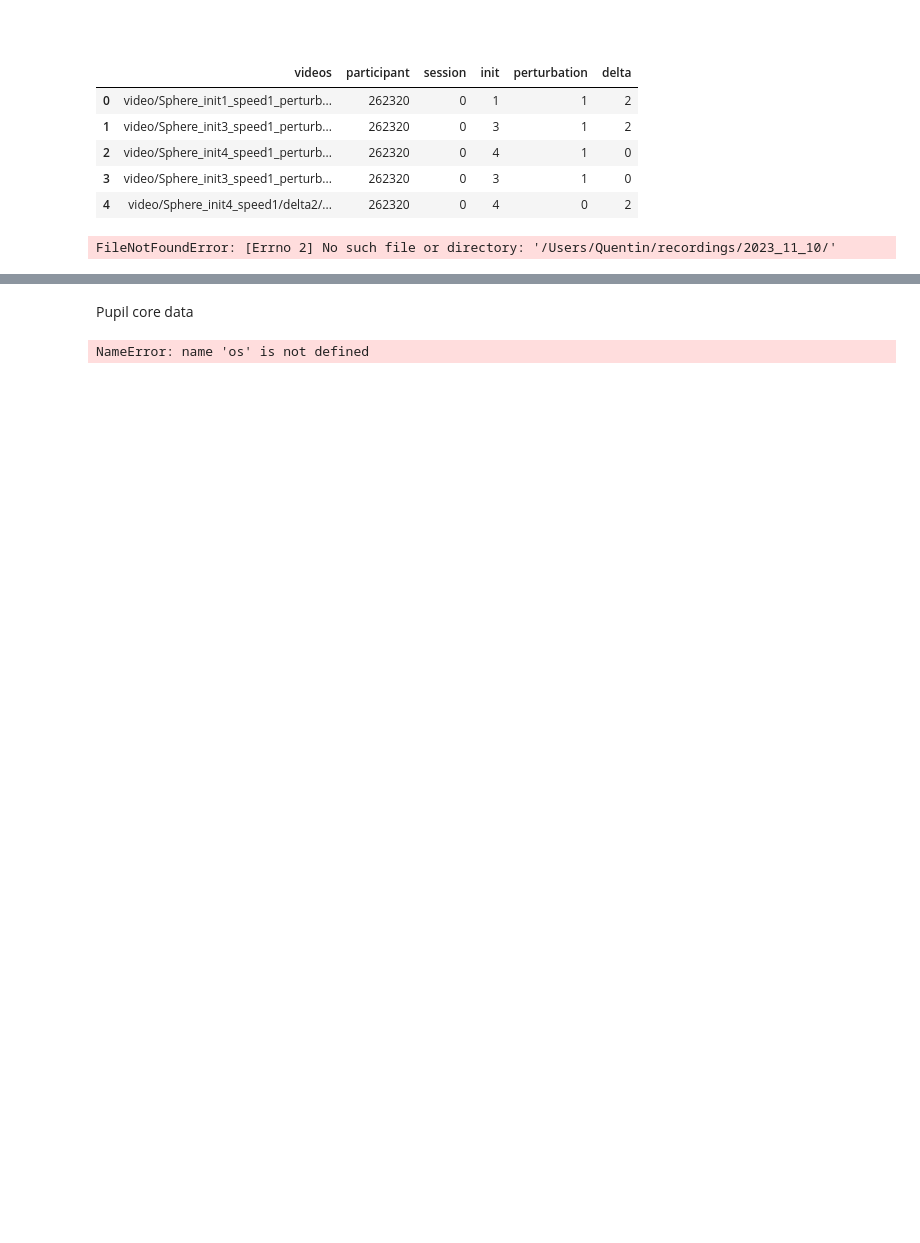
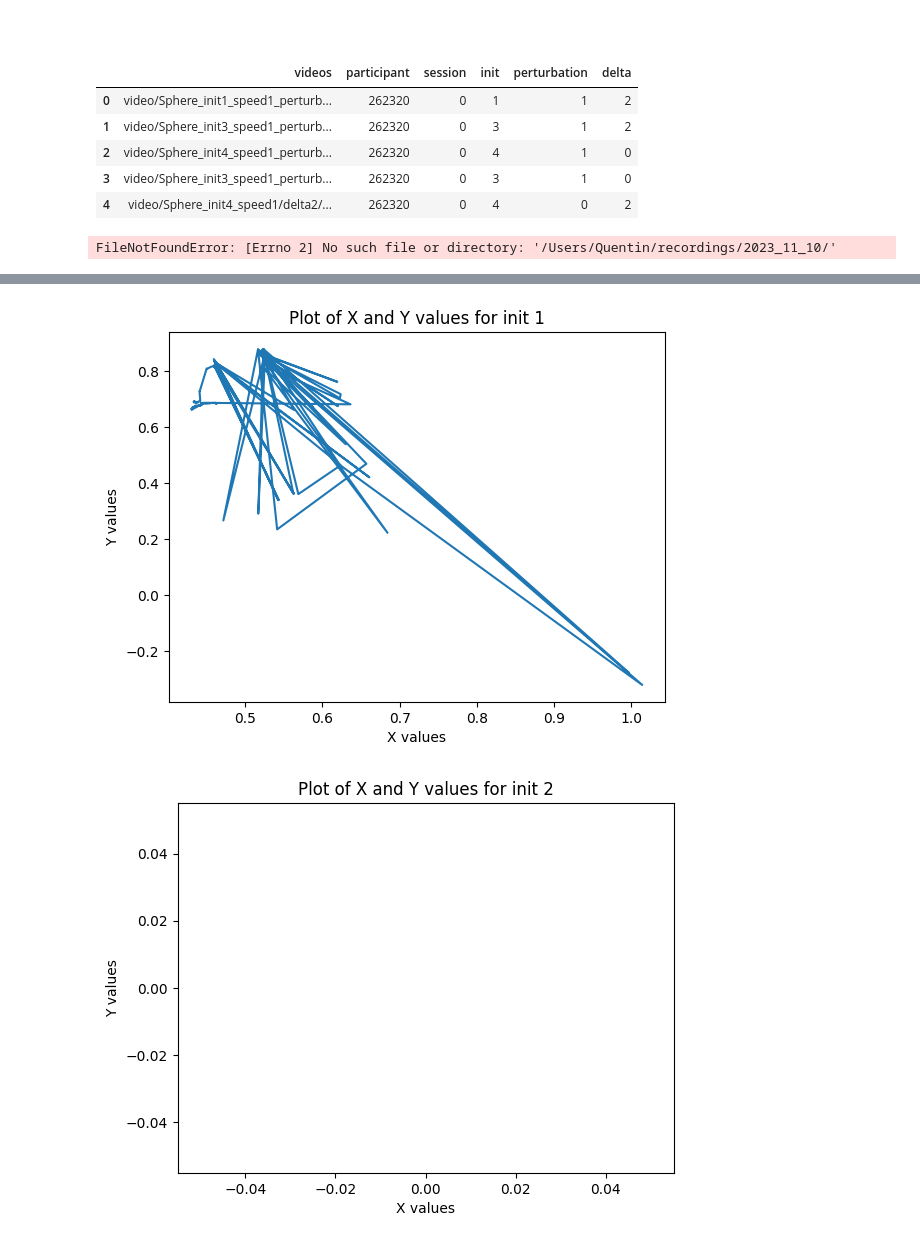
Before and after one commit to QuentinPerret/PFE-EyeTracking, a Jupyter notebook: data_analyzer.ipynb, the cells around one changed output, grey strips where cells are left out. Cells and saved outputs as stored; diff of their text form; code cells hidden in the pictures; blank space fills up the shorter version.

Commit message:
add graph

```diff
--- a/data_analyzer.ipynb
+++ b/data_analyzer.ipynb
@@ -84,24 +84,30 @@ data.head()
 | 2 | video/Sphere_init4_speed1_perturb... | 262320 | 0 | 4 | 1 | 0 | [0.4597041601218288, 0.4584007267... | [0.7381066911115367, 0.7380169647... |
 | 3 | video/Sphere_init3_speed1_perturb... | 262320 | 0 | 3 | 1 | 0 | [0.3582823305178435, 0.3582016534... | [0.5933989020296317, 0.5934692550... |
 | 4 | video/Sphere_init4_speed1/delta2/... | 262320 | 0 | 4 | 0 | 2 | [0.2494185599925613, 0.2497454845... | [0.8786432404708732, 0.8806806380... |
-# %% [markdown]
-Pupil core data
+# %%
+init1 = data[(data['init']==1)]
+
+init2 = data[(data['init']==2)]
+
+init3 = data[(data['init']==3)]
+
+init4 = data[(data['init']==4)]
+
+init = [init1 , init2 , init3 , init4]
 # %%
-
-data_folder = 'pupil_data'
-folders_to_go = [folder for folder in os.listdir(data_folder)]
-for folder in folders_to_go:
-    csv_path = 'pupil_data/' + folder + '/gaze_positions.csv'
-    df = pd.read_csv(csv_path,sep=(','))
-
-    x = df.norm_pos_x
-    y = df.norm_pos_y
+def createPlot(row):
+    x = row.norm_pos_x
+    y = row.norm_pos_y
 
     plt.plot(x,y)
 
-plt.xlabel('X values')
-plt.ylabel('Y values')
-plt.title('Plot of X and Y values')
-plt.show()
+
+for i , df in enumerate(init):
+    df.apply(createPlot, axis = 1)
+    plt.xlabel('X values')
+    plt.ylabel('Y values')
+    plt.title(f'Plot of X and Y values for init {i+1}')
+    plt.show()
 # %% [output]
-NameError: name 'os' is not defined
+[figure, added]
+[figure, added]
```
Also changed, not shown: parts of 1 cell of this notebook.
